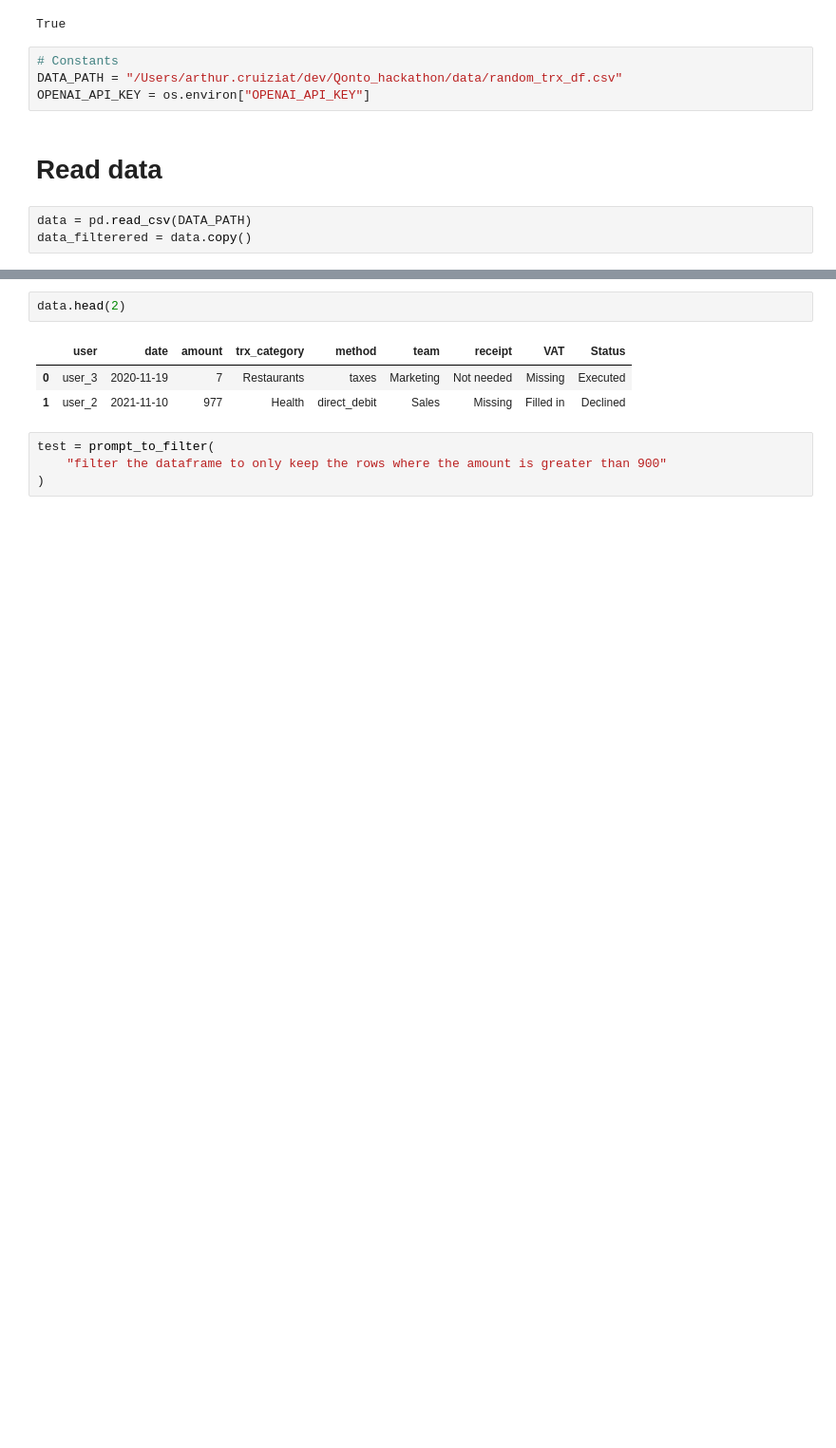
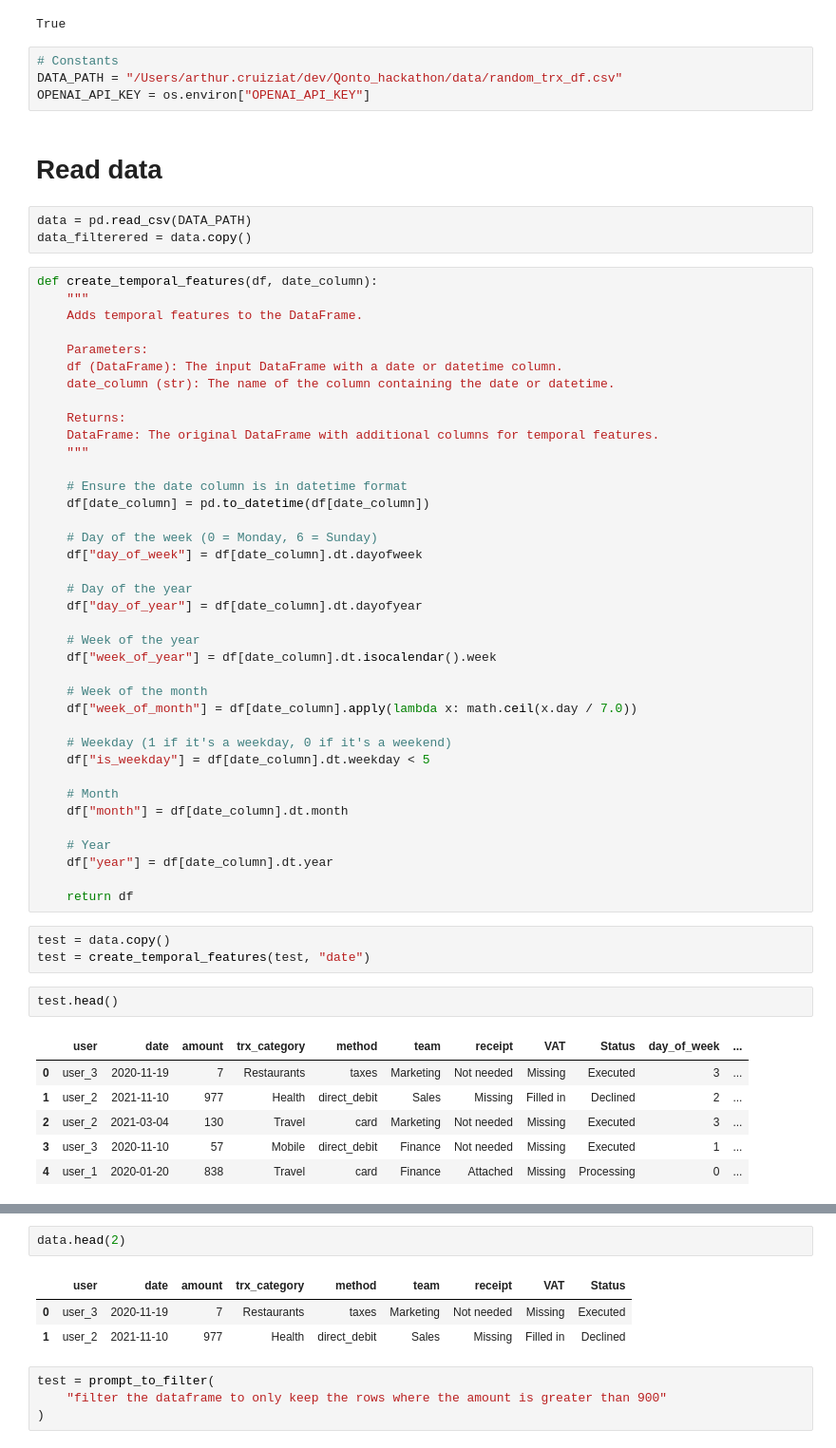
Before and after one commit to Starbz/Qonto_hackathon, a Jupyter notebook: research/agents_trials.ipynb, the cells around one changed output, grey strips where cells are left out. Shown: that part at 95% size. Cells and saved outputs as stored; diff of their text form; blank space fills up the shorter version.

```diff
--- a/research/agents_trials.ipynb
+++ b/research/agents_trials.ipynb
@@ -36,6 +37,56 @@ OPENAI_API_KEY = os.environ["OPENAI_API_KEY"]
 # %%
 data = pd.read_csv(DATA_PATH)
 data_filterered = data.copy()
+# %%
+def create_temporal_features(df, date_column):
+    """
+    Adds temporal features to the DataFrame.
+
+    Parameters:
+    df (DataFrame): The input DataFrame with a date or datetime column.
+    date_column (str): The name of the column containing the date or datetime.
+
+    Returns:
+    DataFrame: The original DataFrame with additional columns for temporal features.
+    """
+
+    # Ensure the date column is in datetime format
+    df[date_column] = pd.to_datetime(df[date_column])
+
+    # Day of the week (0 = Monday, 6 = Sunday)
+    df["day_of_week"] = df[date_column].dt.dayofweek
+
+    # Day of the year
+    df["day_of_year"] = df[date_column].dt.dayofyear
+
+    # Week of the year
+    df["week_of_year"] = df[date_column].dt.isocalendar().week
+
+    # Week of the month
+    df["week_of_month"] = df[date_column].apply(lambda x: math.ceil(x.day / 7.0))
+
+    # Weekday (1 if it's a weekday, 0 if it's a weekend)
+    df["is_weekday"] = df[date_column].dt.weekday < 5
+
+    # Month
+    df["month"] = df[date_column].dt.month
+
+    # Year
+    df["year"] = df[date_column].dt.year
+
+    return df
+# %%
+test = data.copy()
+test = create_temporal_features(test, "date")
+# %%
+test.head()
+# %% [output]
+|  | user | date | amount | trx_category | method | team | receipt | VAT | Status | day_of_week | ... |
+| 0 | user_3 | 2020-11-19 | 7 | Restaurants | taxes | Marketing | Not needed | Missing | Executed | 3 | ... |
+| 1 | user_2 | 2021-11-10 | 977 | Health | direct_debit | Sales | Missing | Filled in | Declined | 2 | ... |
+| 2 | user_2 | 2021-03-04 | 130 | Travel | card | Marketing | Not needed | Missing | Executed | 3 | ... |
+| 3 | user_3 | 2020-11-10 | 57 | Mobile | direct_debit | Finance | Not needed | Missing | Executed | 1 | ... |
+| 4 | user_1 | 2020-01-20 | 838 | Travel | card | Finance | Attached | Missing | Processing | 0 | ... |
 # %%
 def prompt_to_filter(prompt, data_to_filter):
     """
```
Also changed, not shown: parts of 20 cells of this notebook, 4 other files.
